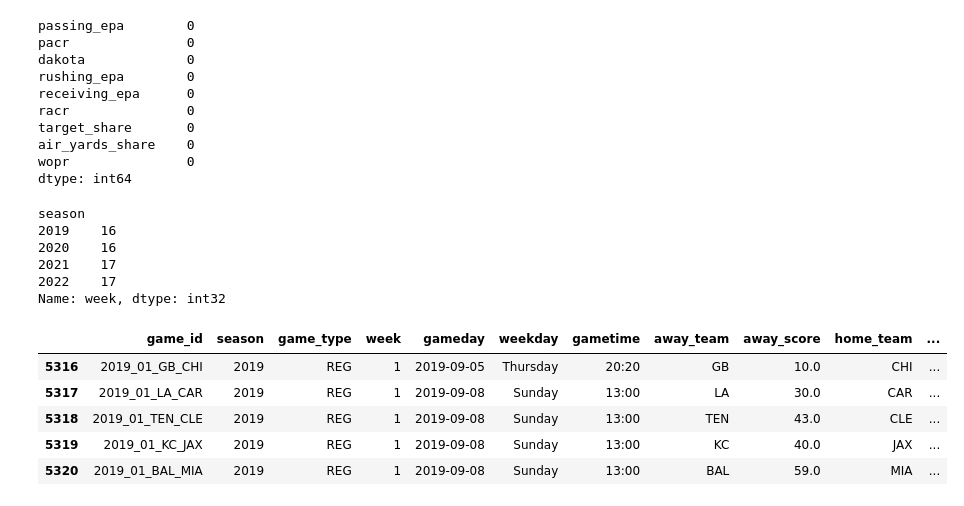
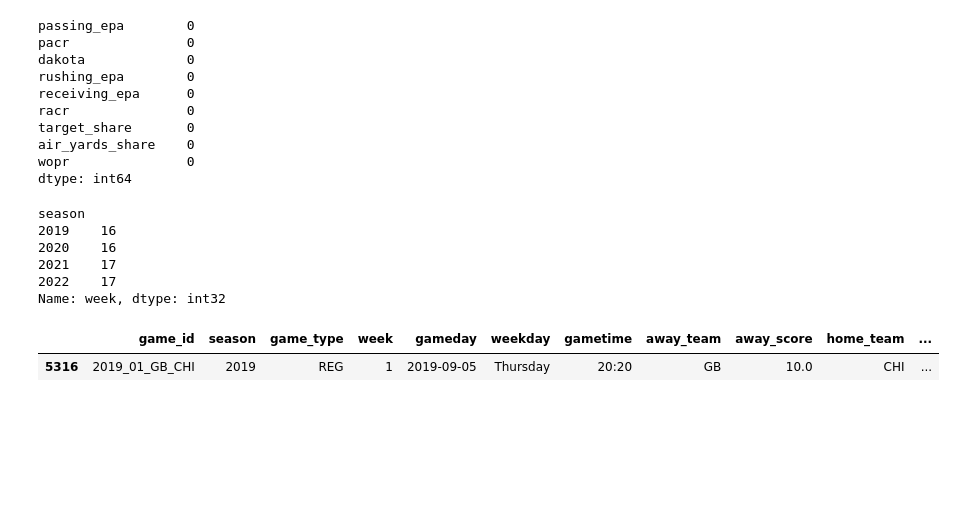
Before and after one commit to b00se/footbalf, a Jupyter notebook: dfs_sandbox.ipynb, the cells around one changed output. Cells and saved outputs as stored; diff of their text form; code cells hidden in the pictures; blank space fills up the shorter version.

```diff
--- a/dfs_sandbox.ipynb
+++ b/dfs_sandbox.ipynb
@@ -131,11 +131,7 @@ Name: week, dtype: int32
 # %%
 # get schedules
 df_schedules = nfl.import_schedules([2019, 2020, 2021, 2022])
-df_schedules.head()
+df_schedules.head(1)
 # %% [output]
 |  | game_id | season | game_type | week | gameday | weekday | gametime | away_team | away_score | home_team | ... |
 | 5316 | 2019_01_GB_CHI | 2019 | REG | 1 | 2019-09-05 | Thursday | 20:20 | GB | 10.0 | CHI | ... |
-| 5317 | 2019_01_LA_CAR | 2019 | REG | 1 | 2019-09-08 | Sunday | 13:00 | LA | 30.0 | CAR | ... |
-| 5318 | 2019_01_TEN_CLE | 2019 | REG | 1 | 2019-09-08 | Sunday | 13:00 | TEN | 43.0 | CLE | ... |
-| 5319 | 2019_01_KC_JAX | 2019 | REG | 1 | 2019-09-08 | Sunday | 13:00 | KC | 40.0 | JAX | ... |
-| 5320 | 2019_01_BAL_MIA | 2019 | REG | 1 | 2019-09-08 | Sunday | 13:00 | BAL | 59.0 | MIA | ... |
```
Also changed, not shown: parts of 6 cells of this notebook.
